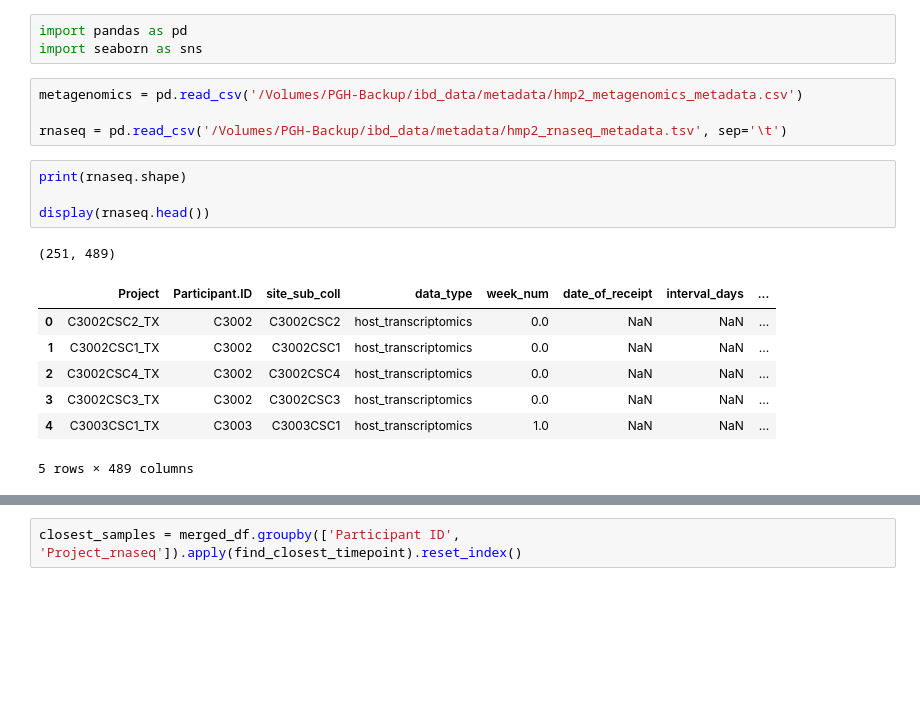
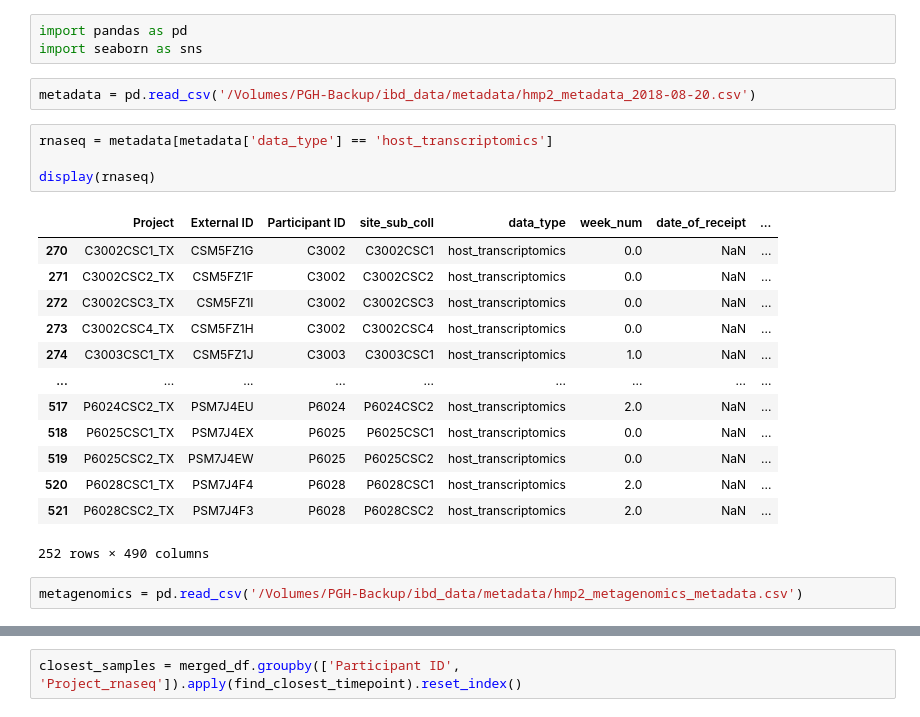
Before and after one commit to oliverdesa/Clustering_Metagenomics, a Jupyter notebook: src/rnaseq_shotgun/data_cleaning.ipynb, the cells around one changed output, grey strips where cells are left out. Cells and saved outputs as stored; diff of their text form; blank space fills up the shorter version.

```diff
--- a/src/rnaseq_shotgun/data_cleaning.ipynb
+++ b/src/rnaseq_shotgun/data_cleaning.ipynb
@@ -1,20 +1,25 @@
 # %%
 import pandas as pd
 import seaborn as sns
+# %%
+metadata = pd.read_csv('/Volumes/PGH-Backup/ibd_data/metadata/hmp2_metadata_2018-08-20.csv')
+# %%
+rnaseq = metadata[metadata['data_type'] == 'host_transcriptomics']
+
+display(rnaseq)
+# %% [output]
+|  | Project | External ID | Participant ID | site_sub_coll | data_type | week_num | date_of_receipt | ... |
+| 270 | C3002CSC1_TX | CSM5FZ1G | C3002 | C3002CSC1 | host_transcriptomics | 0.0 | NaN | ... |
+| 271 | C3002CSC2_TX | CSM5FZ1F | C3002 | C3002CSC2 | host_transcriptomics | 0.0 | NaN | ... |
+| 272 | C3002CSC3_TX | CSM5FZ1I | C3002 | C3002CSC3 | host_transcriptomics | 0.0 | NaN | ... |
+| 273 | C3002CSC4_TX | CSM5FZ1H | C3002 | C3002CSC4 | host_transcriptomics | 0.0 | NaN | ... |
+| 274 | C3003CSC1_TX | CSM5FZ1J | C3003 | C3003CSC1 | host_transcriptomics | 1.0 | NaN | ... |
+| ... | ... | ... | ... | ... | ... | ... | ... | ... |
+| 517 | P6024CSC2_TX | PSM7J4EU | P6024 | P6024CSC2 | host_transcriptomics | 2.0 | NaN | ... |
+| 518 | P6025CSC1_TX | PSM7J4EX | P6025 | P6025CSC1 | host_transcriptomics | 0.0 | NaN | ... |
+| 519 | P6025CSC2_TX | PSM7J4EW | P6025 | P6025CSC2 | host_transcriptomics | 0.0 | NaN | ... |
+| 520 | P6028CSC1_TX | PSM7J4F4 | P6028 | P6028CSC1 | host_transcriptomics | 2.0 | NaN | ... |
+| 521 | P6028CSC2_TX | PSM7J4F3 | P6028 | P6028CSC2 | host_transcriptomics | 2.0 | NaN | ... |
+252 rows × 490 columns
 # %%
 metagenomics = pd.read_csv('/Volumes/PGH-Backup/ibd_data/metadata/hmp2_metagenomics_metadata.csv')
-
-rnaseq = pd.read_csv('/Volumes/PGH-Backup/ibd_data/metadata/hmp2_rnaseq_metadata.tsv', sep='\t')
-# %%
-print(rnaseq.shape)
-
-display(rnaseq.head())
-# %% [output]
-(251, 489)
-|  | Project | Participant.ID | site_sub_coll | data_type | week_num | date_of_receipt | interval_days | ... |
-| 0 | C3002CSC2_TX | C3002 | C3002CSC2 | host_transcriptomics | 0.0 | NaN | NaN | ... |
-| 1 | C3002CSC1_TX | C3002 | C3002CSC1 | host_transcriptomics | 0.0 | NaN | NaN | ... |
-| 2 | C3002CSC4_TX | C3002 | C3002CSC4 | host_transcriptomics | 0.0 | NaN | NaN | ... |
-| 3 | C3002CSC3_TX | C3002 | C3002CSC3 | host_transcriptomics | 0.0 | NaN | NaN | ... |
-| 4 | C3003CSC1_TX | C3003 | C3003CSC1 | host_transcriptomics | 1.0 | NaN | NaN | ... |
-5 rows × 489 columns
```
Also changed, not shown: parts of 16 cells of this notebook, 1 other file.
